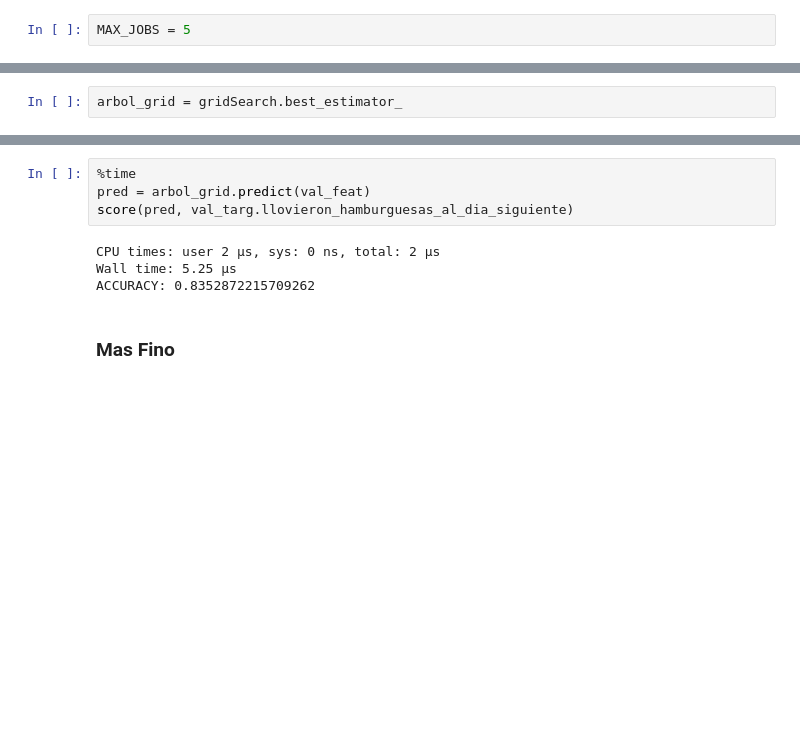
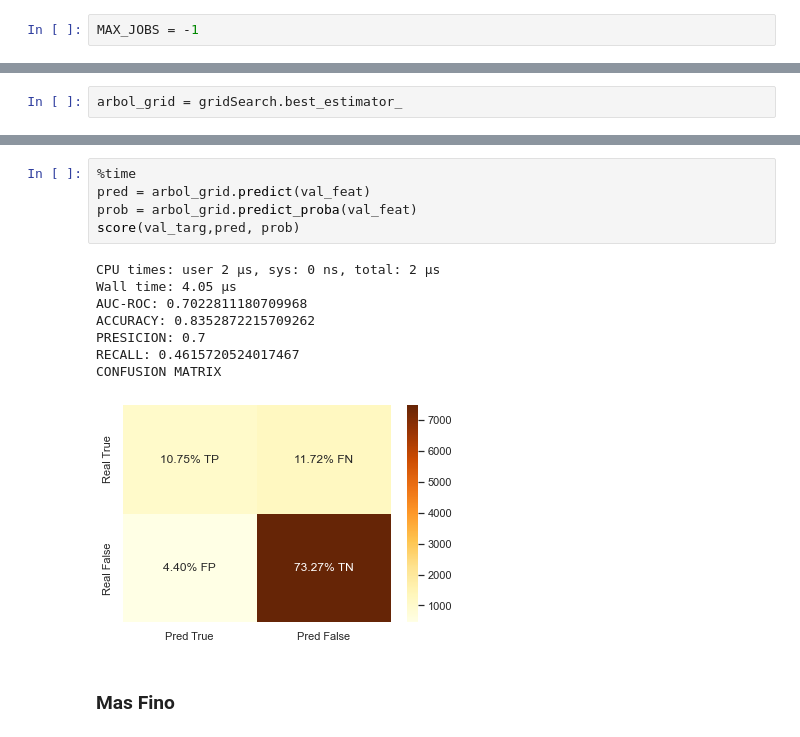
Before and after one commit to NicolasEzequielZulaicaRivera/OD_TPS, a Jupyter notebook: TP2/arbol.ipynb, the cells around one changed output, grey strips where cells are left out. Drawn from its saved outputs; the diff is of its cells as text; blank space fills up the shorter version.

```diff
--- a/TP2/arbol.ipynb
+++ b/TP2/arbol.ipynb
@@ -20,7 +20,7 @@ from utilities import score, df_feat, df_targ, train_val
 # %% [markdown]
 ### Codigo a correr
 # %%
-MAX_JOBS = 5
+MAX_JOBS = -1
 # %% [markdown]
 **Run :** Entrenar Nuevamente o Cargar Entrenado
 # %%
@@ -148,11 +156,17 @@ tree.plot_tree(arbol_grid);
 # %%
 %time
 pred = arbol_grid.predict(val_feat)
-score(pred, val_targ.llovieron_hamburguesas_al_dia_siguiente)
+prob = arbol_grid.predict_proba(val_feat)
+score(val_targ,pred, prob)
 # %% [output]
 CPU times: user 2 µs, sys: 0 ns, total: 2 µs
-Wall time: 5.25 µs
+Wall time: 4.05 µs
+AUC-ROC: 0.7022811180709968
 ACCURACY: 0.8352872215709262
+PRESICION: 0.7
+RECALL: 0.4615720524017467
+CONFUSION MATRIX
+[figure, added]
 # %% [markdown]
 ### Mas Fino
 # %%
```
Also changed, not shown: parts of 14 cells of this notebook, 8 other files.
